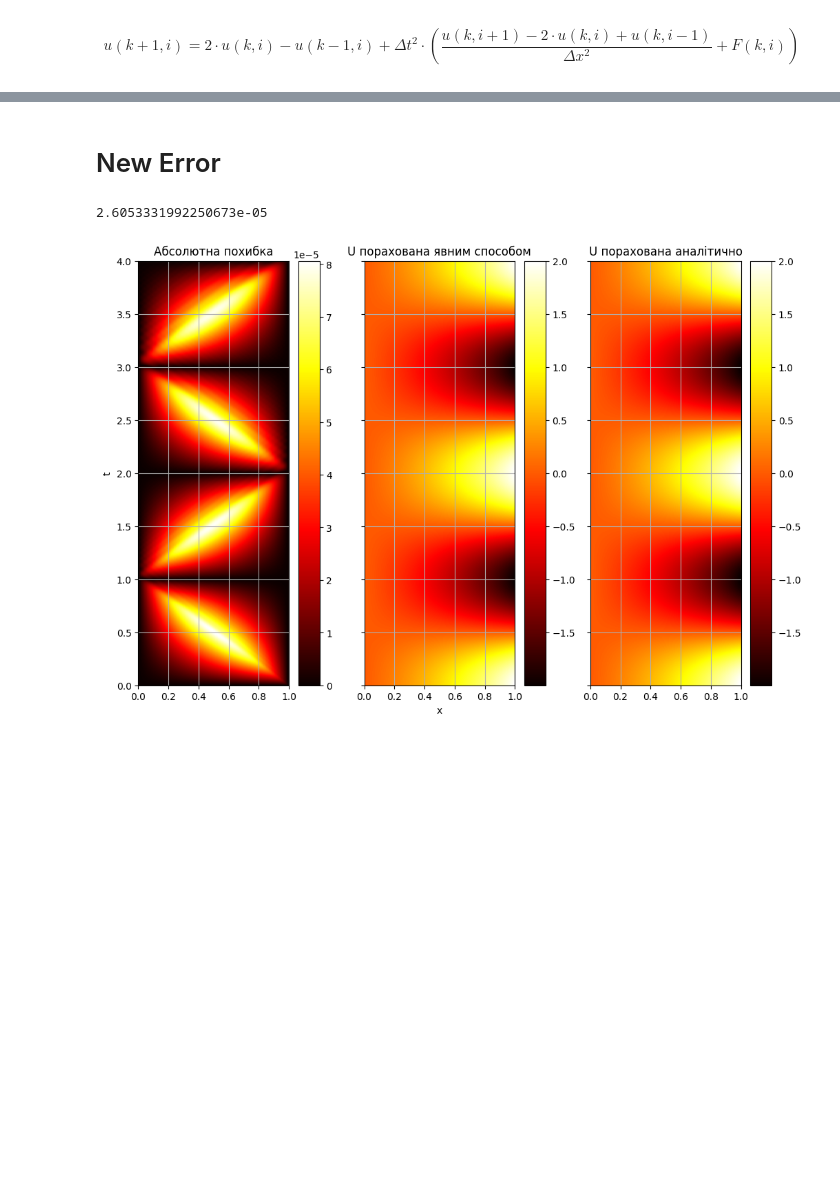
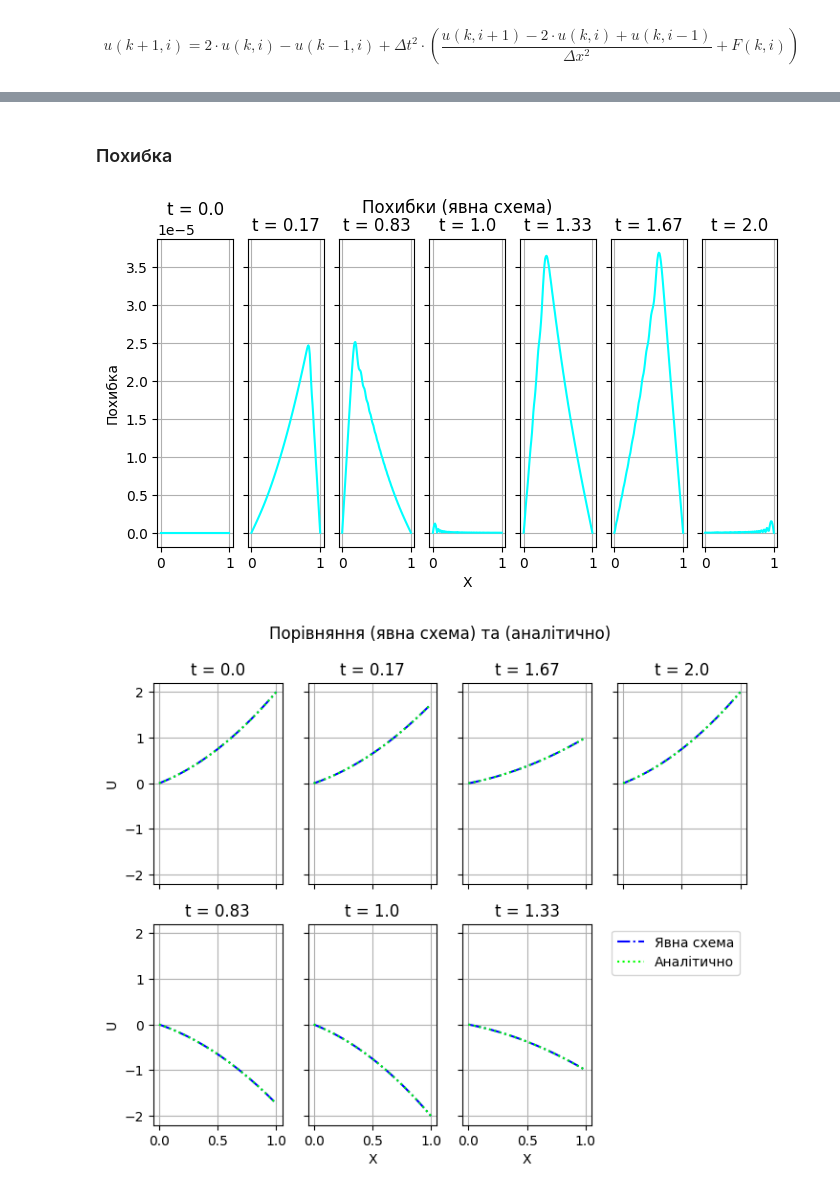
Before and after one commit to KlymentievMaksym/MetOb, a Jupyter notebook: RGR/RGR.ipynb, the cells around one changed output, grey strips where cells are left out. Drawn from its saved outputs; the diff is of its cells as text; code cells hidden in the pictures; blank space fills up the shorter version.

```diff
--- a/RGR/RGR.ipynb
+++ b/RGR/RGR.ipynb
@@ -38,6 +44,6 @@ def F(t, x):
 # %%
 x_limits = [0, L]
-t_limits = [0, 4]
+t_limits = [0, 2]
 nx = 100
 nt = 1_000_00
 
@@ -71,8 +79,9 @@ U[:, 0] = u1
 U[:, -1] = u2(t)
 U[0, :] = u0(x)
 
-F_ = F(t[0], x[1:-1])
-right_part = (U[0, 2:] - 2 * U[0, 1:-1] + U[0, :-2]) / dx**2 + F_
+# F_ = F(t[0], x[1:-1])
+# right_part = (U[0, 2:] - 2 * U[0, 1:-1] + U[0, :-2]) / dx**2 + F_
+right_part = 0
 left_part = U[0, 1:-1]
 U[1, 1:-1] = left_part + dt**2 * right_part
 
@@ -166,33 +146,56 @@ MovieWriter ffmpeg unavailable; using Pillow instead.
 # %% [markdown]
-# New Error
+### Похибка
 # %%
-U_ = np.array([u(tn, x) for tn in t])
+fig, axes = plt.subplots(1, len(indexes_for_error), figsize=(8, 4), sharex=True, sharey=True)
+axes = axes.flatten()
+plt.suptitle("Похибки (явна схема)")
+for index_index in range(len(indexes_for_error)):
+    ax = axes[index_index]
 
-error = np.abs(U - U_)
+    index = indexes_for_error[index_index]
+    U_ = u(t[index], x)
+    error = np.abs(U[index] - U_)
 
-fig, ax = plt.subplots(1, 3, figsize=(12, 8), sharex=True, sharey=True)
-# plt.figure(figsize=(8, 6))
-color1 = ax[0].imshow(error, cmap="hot", aspect="auto", extent=[x[0], x[-1], t[0], t[-1]], origin="lower")
-plt.colorbar(color1, ax=ax[0])
+    ax.plot(x, error, "#00FFFF")[0]
+    ax.set_title(f"t = {np.round(t[index], 2)}")
+    ax.grid(True)
+axes[0].set_ylabel("Похибка")
+axes[3].set_xlabel("X")
+plt.savefig("./Images/Straight_error.png")
+plt.show()
 
-color2 = ax[1].imshow(U, cmap="hot", aspect="auto", extent=[x[0], x[-1], t[0], t[-1]], origin="lower")
-plt.colorbar(color2, ax=ax[1])
+converter = {
+    0: 0,
+    1: 1,
+    2: 4,
+    3: 5,
+    4: 6,
+    5: 2,
+    6: 3
+}
 
-color3 = ax[2].imshow(U_, cmap="hot", aspect="auto", extent=[x[0], x[-1], t[0], t[-1]], origin="lower")
-plt.colorbar(color3, ax=ax[2])
+fig, axes = plt.subplots(2, int(round(len(indexes_for_error)/2)), figsize=(8, 6), sharex=True, sharey=True)
+axes = axes.flatten()
+plt.suptitle("Порівняння (явна схема) та (аналітично)")
+for index_index in range(len(indexes_for_error)):
+    ax = axes[converter[index_index]]
 
+    index = indexes_for_error[index_index]
+    U_ = u(t[index], x)
+    error = np.abs(U[index] - U_)
 
-ax[0].set_title("Абсолютна похибка")
-ax[1].set_title("U порахована явним способом")
-ax[2].set_title("U порахована аналітично")
-ax[1].set_xlabel("x")
-ax[0].set_ylabel("t")
-for axe in ax:
-    axe.grid(True)
-
-print(np.mean(error))
-
+    line1, = ax.plot(x, U[index], "#0000FF", linestyle="-.", label="Явна схема")
+    line2, = ax.plot(x, U_, "#00FF00", linestyle=":", label="Аналітичний")
+    ax.set_title(f"t = {np.round(t[index], 2)}")
+    ax.grid(True)
+plt.legend([line1, line2], ['Явна схема', "Аналітично"])
+axes[-1].set_axis_off()
+axes[0].set_ylabel("U")
+axes[4].set_ylabel("U")
+axes[5].set_xlabel("X")
+axes[6].set_xlabel("X")
+plt.savefig("./Images/Straight_compare.png")
 plt.show()
 # %% [output]
-2.6053331992250673e-05
-[figure, old version]
+[figure, new version]
+[figure, added]
```
Also changed, not shown: parts of 25 cells of this notebook, 10 other files.
